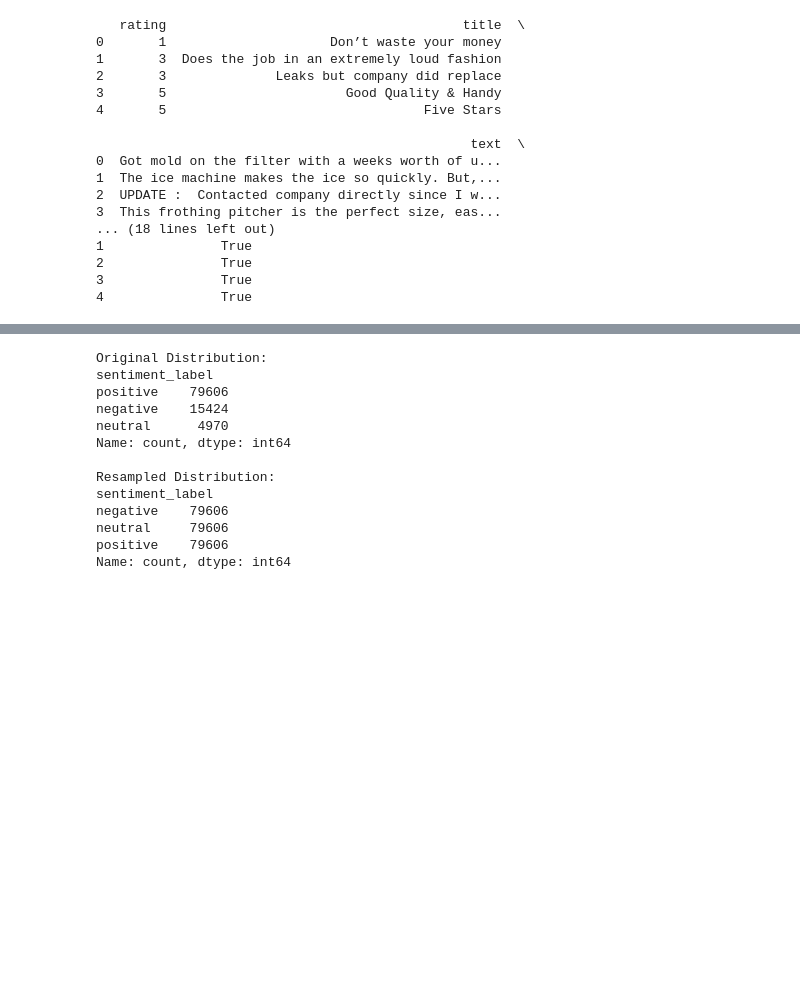
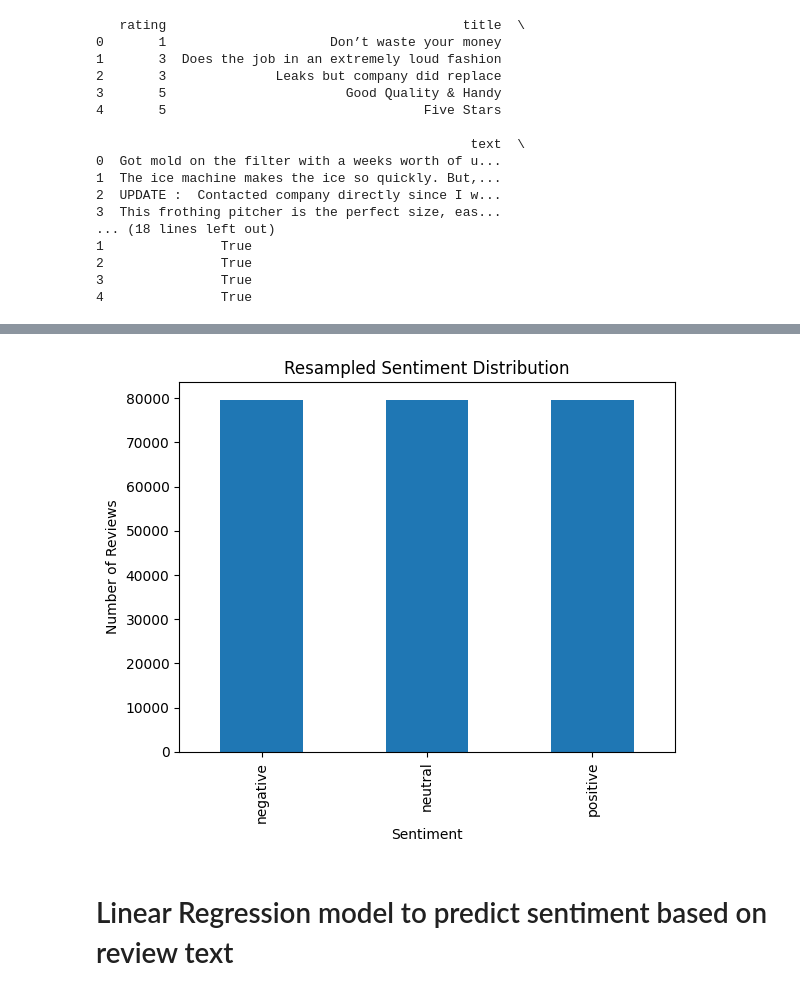
Before and after one commit to KevinRichard1/IntroML-FinalProject, a Jupyter notebook: final_project.ipynb, the cells around one changed output, grey strips where cells are left out. Cells and saved outputs as stored; diff of their text form; code cells hidden in the pictures; blank space fills up the shorter version.

```diff
--- a/final_project.ipynb
+++ b/final_project.ipynb
@@ -113,24 +118,18 @@ y = reviews_df['sentiment_label']
 # %%
-print(f"Original Distribution: \n{y.value_counts()}")
-
 # Oversampling using SMOTE
 sm = SMOTE(random_state=42)
 X_res, y_res = sm.fit_resample(X, y)
-print(f"\nResampled Distribution: \n{y_res.value_counts()}")
+
+# Visualize resampled sentiment distribution
+pd.Series(y_res).value_counts().plot(kind='bar')
+plt.title("Resampled Sentiment Distribution")
+plt.xlabel("Sentiment")
+plt.ylabel("Number of Reviews")
+plt.show()
 # %% [output]
-Original Distribution:
-sentiment_label
-positive    79606
-negative    15424
-neutral      4970
-Name: count, dtype: int64
-
-Resampled Distribution:
-sentiment_label
-negative    79606
-neutral     79606
-positive    79606
-Name: count, dtype: int64
+[figure, added]
+# %% [markdown]
+# Linear Regression model to predict sentiment based on review text
 # %%
 # Split data into training and testing sets
 X_trn, X_tst, y_trn, y_tst = train_test_split(X_res, y_res, test_size=0.2, random_state=42, stratify=y_res)
```
Also changed, not shown: parts of 11 cells of this notebook, 6 other files.
